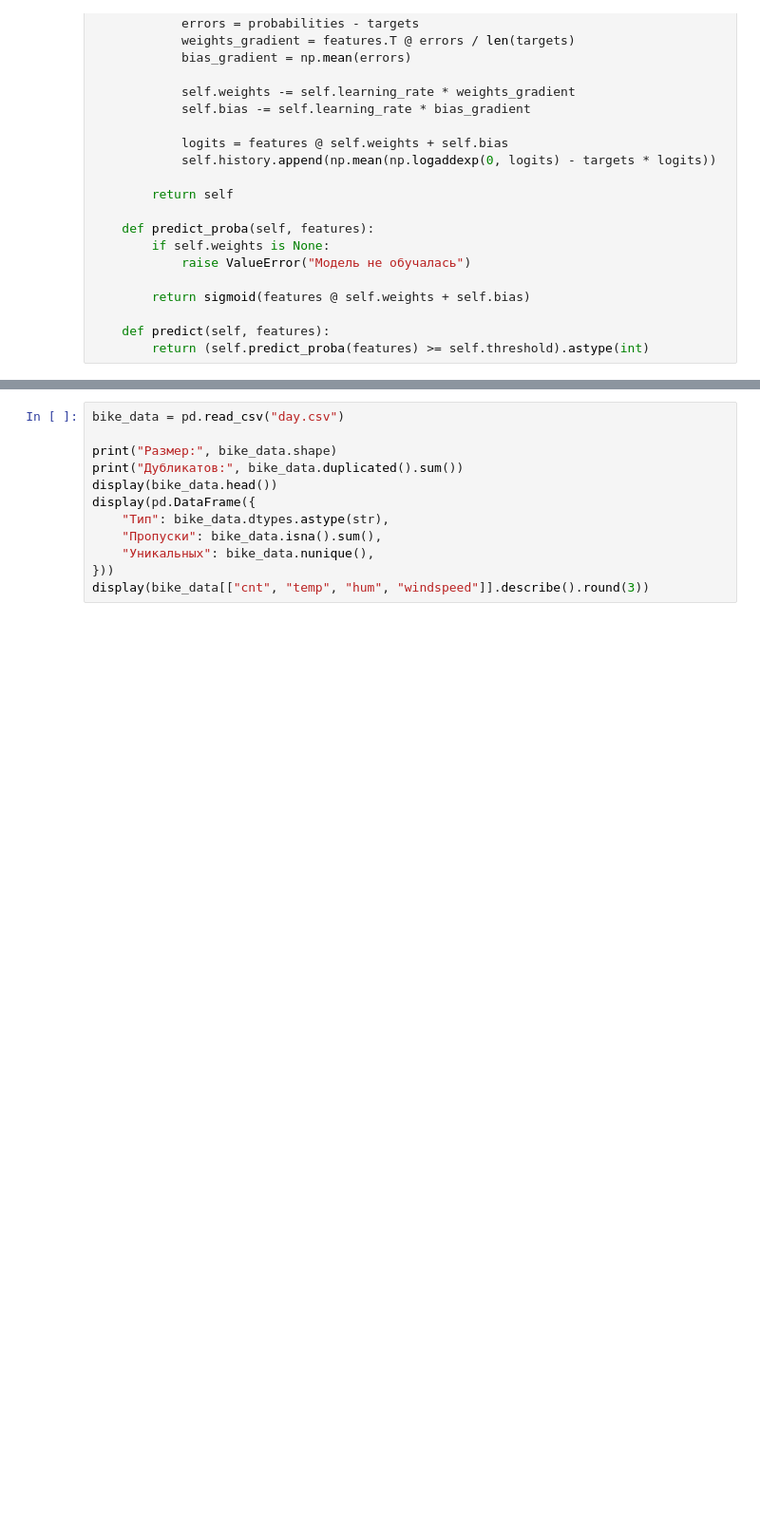
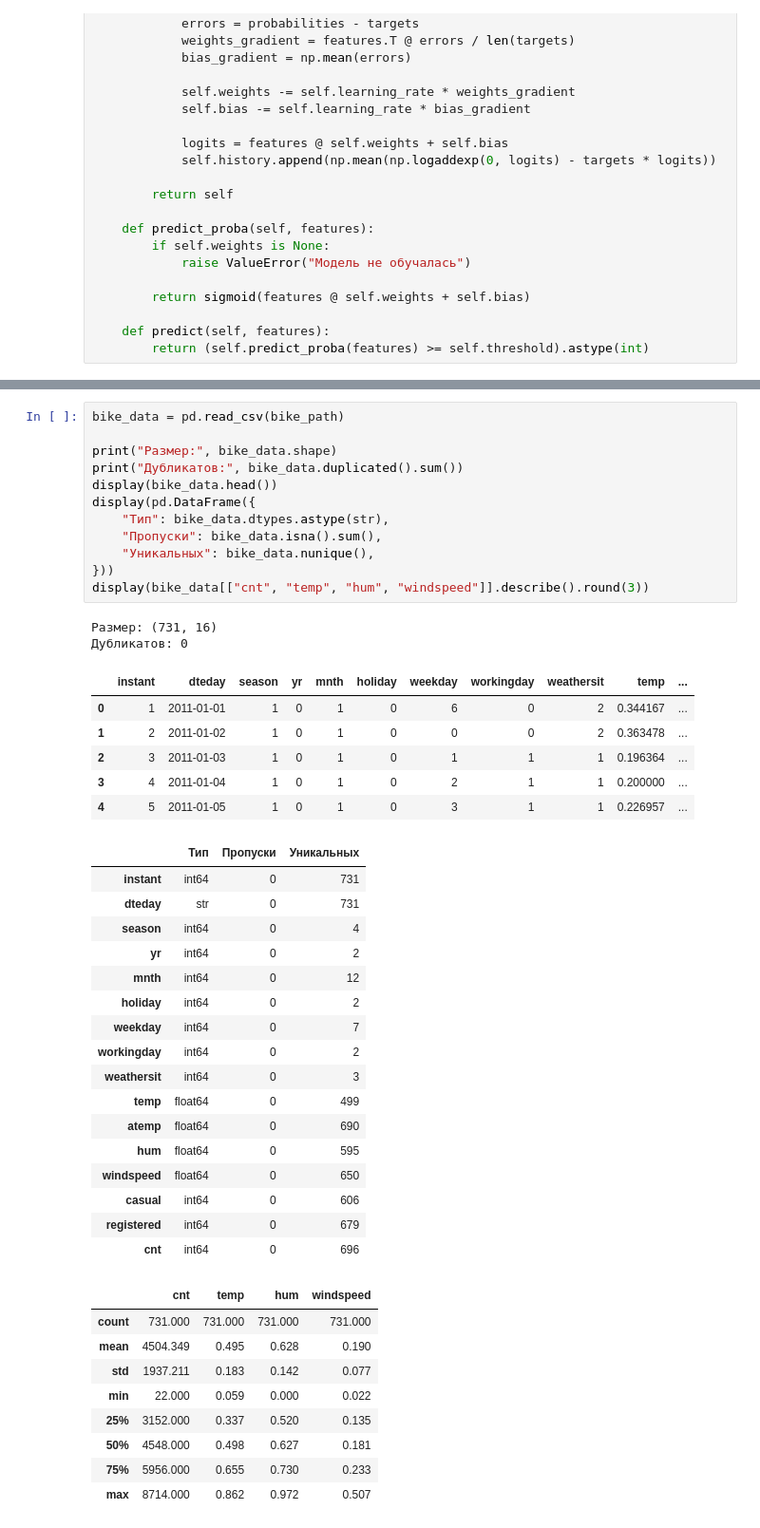
Before and after one commit to vodobryshkin/sai-labs, a Jupyter notebook: lab1.ipynb, the cells around one changed output, grey strips where cells are left out. Shown at 95% size. Cells and saved outputs as stored; diff of their text form; blank space fills up the shorter version.

```diff
--- a/lab1.ipynb
+++ b/lab1.ipynb
@@ -211,15 +209,50 @@ class LogisticRegression:
 # %%
-bike_data = pd.read_csv("day.csv")
+bike_data = pd.read_csv(bike_path)
 
 print("Размер:", bike_data.shape)
 print("Дубликатов:", bike_data.duplicated().sum())
 display(bike_data.head())
 display(pd.DataFrame({
     "Тип": bike_data.dtypes.astype(str),
     "Пропуски": bike_data.isna().sum(),
     "Уникальных": bike_data.nunique(),
 }))
 display(bike_data[["cnt", "temp", "hum", "windspeed"]].describe().round(3))
+# %% [output]
+Размер: (731, 16)
+Дубликатов: 0
+|  | instant | dteday | season | yr | mnth | holiday | weekday | workingday | weathersit | temp | ... |
+| 0 | 1 | 2011-01-01 | 1 | 0 | 1 | 0 | 6 | 0 | 2 | 0.344167 | ... |
+| 1 | 2 | 2011-01-02 | 1 | 0 | 1 | 0 | 0 | 0 | 2 | 0.363478 | ... |
+| 2 | 3 | 2011-01-03 | 1 | 0 | 1 | 0 | 1 | 1 | 1 | 0.196364 | ... |
+| 3 | 4 | 2011-01-04 | 1 | 0 | 1 | 0 | 2 | 1 | 1 | 0.200000 | ... |
+| 4 | 5 | 2011-01-05 | 1 | 0 | 1 | 0 | 3 | 1 | 1 | 0.226957 | ... |
+|  | Тип | Пропуски | Уникальных |
+| instant | int64 | 0 | 731 |
+| dteday | str | 0 | 731 |
+| season | int64 | 0 | 4 |
+| yr | int64 | 0 | 2 |
+| mnth | int64 | 0 | 12 |
+| holiday | int64 | 0 | 2 |
+| weekday | int64 | 0 | 7 |
+| workingday | int64 | 0 | 2 |
+| weathersit | int64 | 0 | 3 |
+| temp | float64 | 0 | 499 |
+| atemp | float64 | 0 | 690 |
+| hum | float64 | 0 | 595 |
+| windspeed | float64 | 0 | 650 |
+| casual | int64 | 0 | 606 |
+| registered | int64 | 0 | 679 |
+| cnt | int64 | 0 | 696 |
+|  | cnt | temp | hum | windspeed |
+| count | 731.000 | 731.000 | 731.000 | 731.000 |
+| mean | 4504.349 | 0.495 | 0.628 | 0.190 |
+| std | 1937.211 | 0.183 | 0.142 | 0.077 |
+| min | 22.000 | 0.059 | 0.000 | 0.022 |
+| 25% | 3152.000 | 0.337 | 0.520 | 0.135 |
+| 50% | 4548.000 | 0.498 | 0.627 | 0.181 |
+| 75% | 5956.000 | 0.655 | 0.730 | 0.233 |
+| max | 8714.000 | 0.862 | 0.972 | 0.507 |
 # %%
 bike_features = bike_data.drop(
     columns=["cnt", "casual", "registered", "instant", "dteday"]
```
Also changed, not shown: parts of 13 cells of this notebook.
